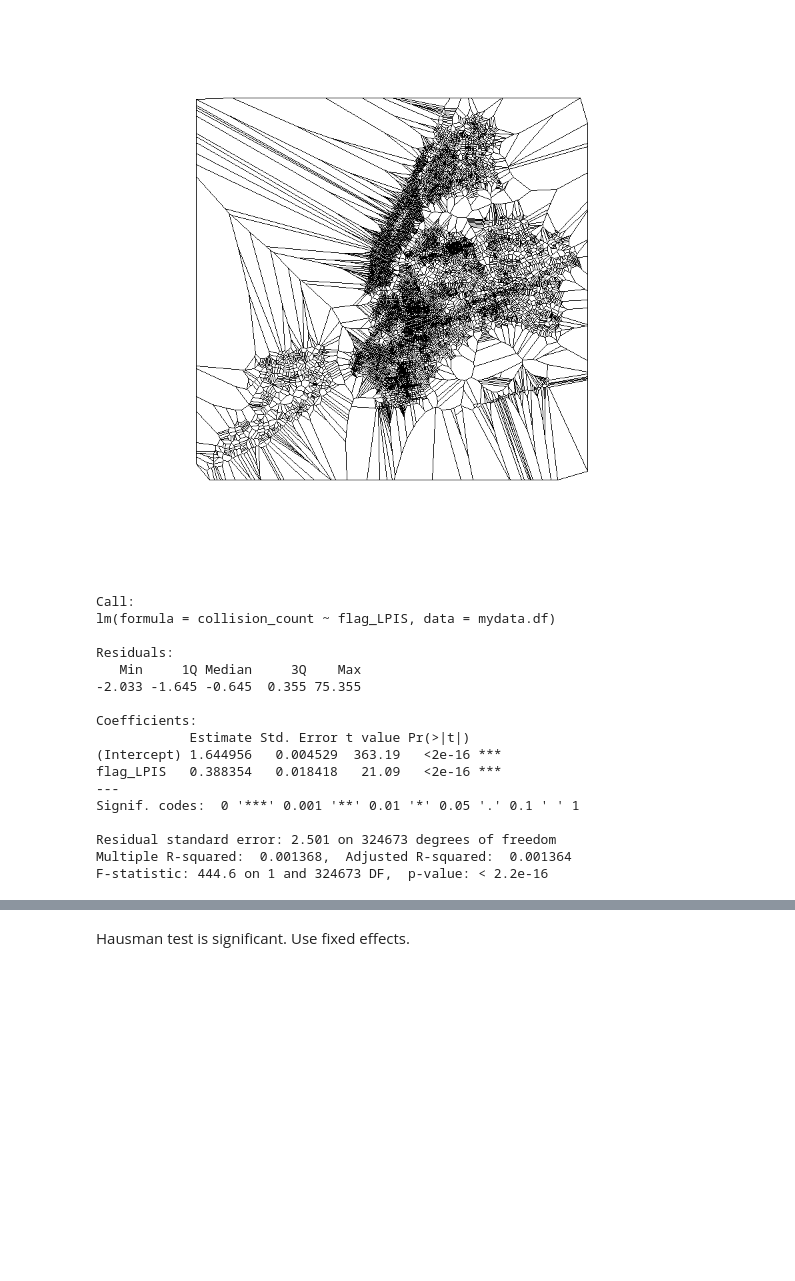
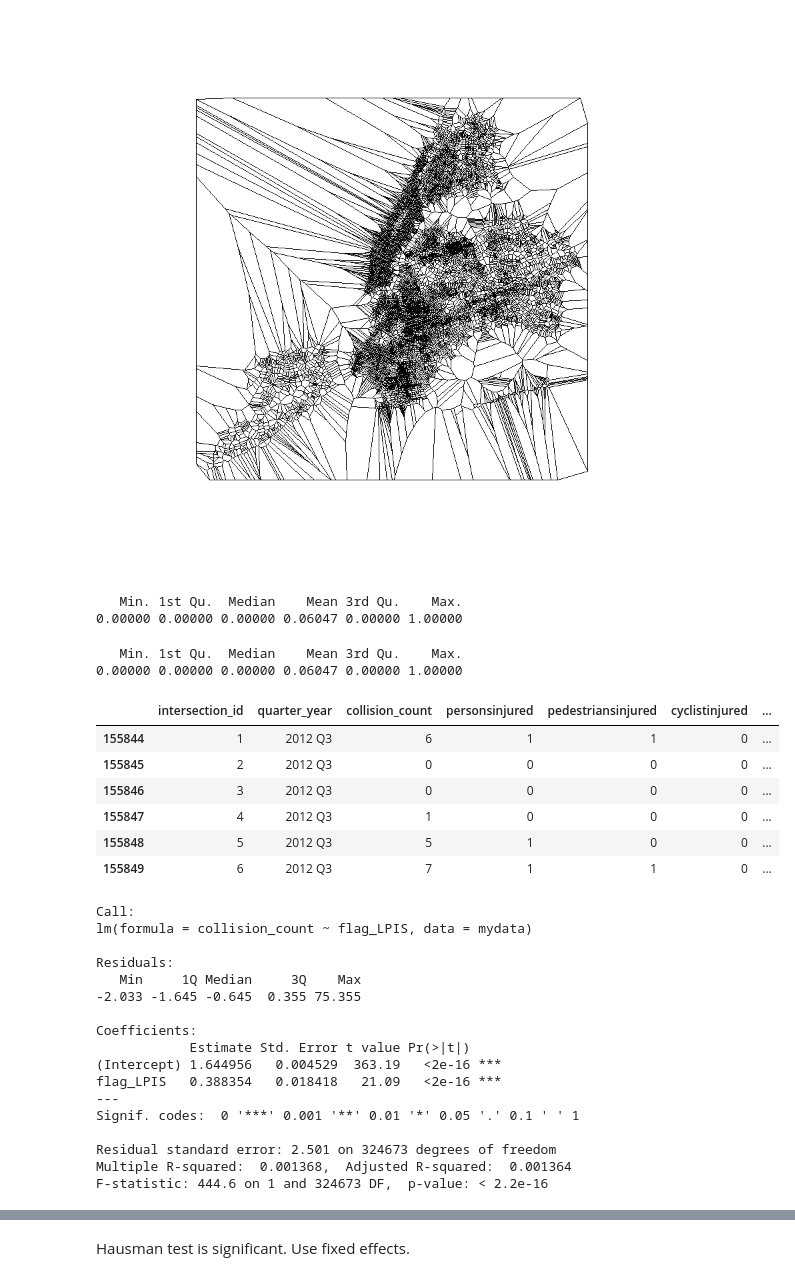
Before and after one commit to jeremysze/LPIS, a Jupyter notebook: Spatial Regression QT in R.ipynb, the cells around one changed output, grey strips where cells are left out. Cells and saved outputs as stored; diff of their text form; code cells hidden in the pictures; blank space fills up the shorter version.

```diff
--- a/Spatial Regression QT in R.ipynb
+++ b/Spatial Regression QT in R.ipynb
@@ -143,13 +247,40 @@ w
 plot(myshp)
 # %% [output]
 [figure]
+# %%
+# Set new df from myshp so that I can run plm later
+mydata <- as.data.frame(myshp@data)
+# %%
+summary(mydata$flag_LPIS )
+summary(myshp@data$flag_LPIS )
+# %% [output]
+   Min. 1st Qu.  Median    Mean 3rd Qu.    Max.
+0.00000 0.00000 0.00000 0.06047 0.00000 1.00000
+   Min. 1st Qu.  Median    Mean 3rd Qu.    Max.
+0.00000 0.00000 0.00000 0.06047 0.00000 1.00000
+# %%
+## reorder variables
+# Move intersection id and year_quarter to first column of dataframe
+# %>% is a pipe operator, it is used to execute several commands in one command
+
+mydata <- dplyr::select(mydata,intersection_id, quarter_year, everything())
+# %%
+head(mydata)
+# %% [output]
+|  | intersection_id | quarter_year | collision_count | personsinjured | pedestriansinjured | cyclistinjured | ... |
+| 155844 | 1 | 2012 Q3 | 6 | 1 | 1 | 0 | ... |
+| 155845 | 2 | 2012 Q3 | 0 | 0 | 0 | 0 | ... |
+| 155846 | 3 | 2012 Q3 | 0 | 0 | 0 | 0 | ... |
+| 155847 | 4 | 2012 Q3 | 1 | 0 | 0 | 0 | ... |
+| 155848 | 5 | 2012 Q3 | 5 | 1 | 0 | 0 | ... |
+| 155849 | 6 | 2012 Q3 | 7 | 1 | 1 | 0 | ... |
 # %%
 ## Linear regression
-ols <- lm(collision_count~flag_LPIS,data=mydata.df)
+ols <- lm(collision_count~flag_LPIS,data=mydata)
 summary(ols)
 # %% [output]
 Call:
-lm(formula = collision_count ~ flag_LPIS, data = mydata.df)
+lm(formula = collision_count ~ flag_LPIS, data = mydata)
 
 Residuals:
    Min     1Q Median     3Q    Max
```
Also changed, not shown: parts of 37 cells of this notebook.
